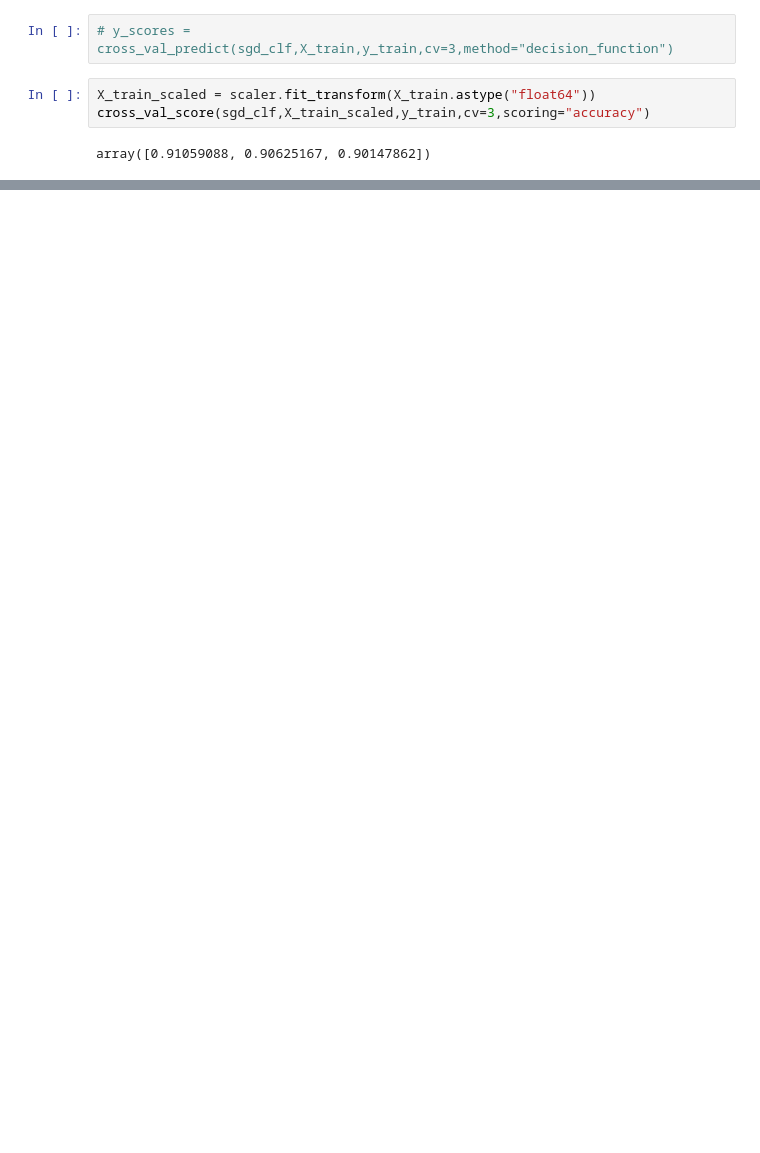
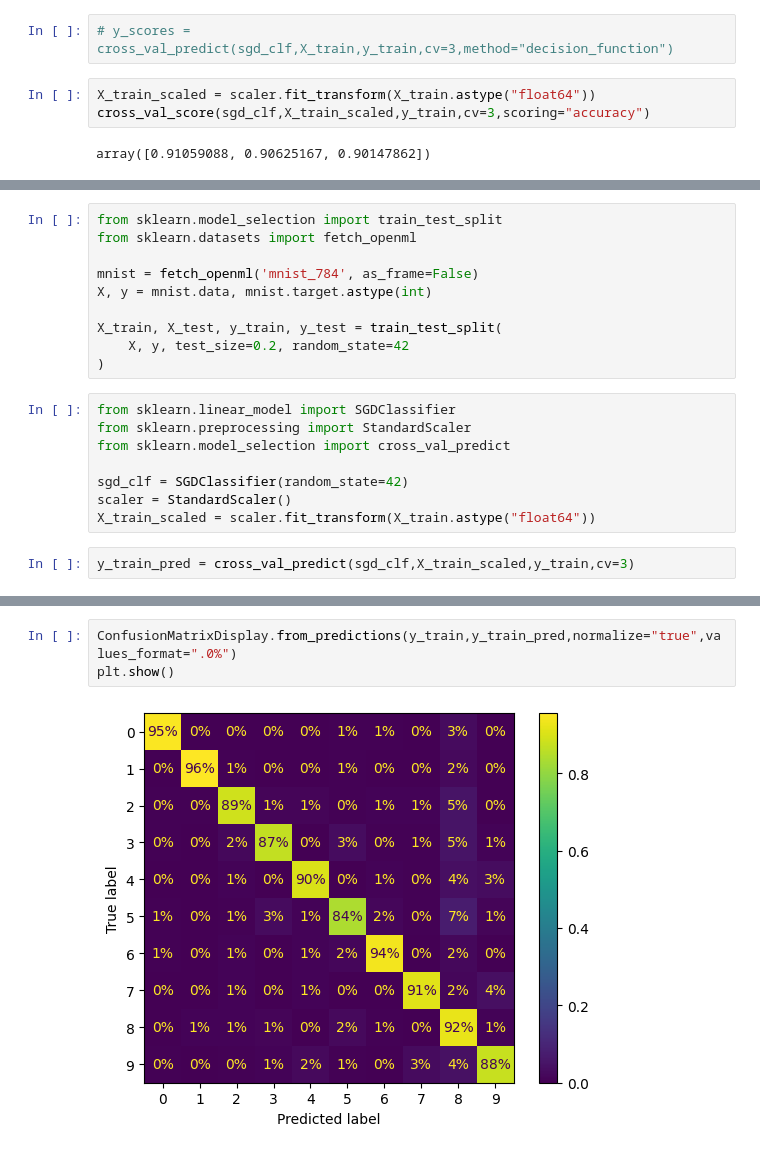
Before and after one commit to 19mddill/ML_Aurelien, a Jupyter notebook: classfication.ipynb, the cells around one changed output, grey strips where cells are left out. Cells and saved outputs as stored; diff of their text form; blank space fills up the shorter version.

```diff
--- a/classfication.ipynb
+++ b/classfication.ipynb
@@ -731,0 +733,20 @@ array([0.91059088, 0.90625167, 0.90147862])
+# %%
+from sklearn.model_selection import train_test_split
+from sklearn.datasets import fetch_openml
+
+mnist = fetch_openml('mnist_784', as_frame=False)
+X, y = mnist.data, mnist.target.astype(int)
+
+X_train, X_test, y_train, y_test = train_test_split(
+    X, y, test_size=0.2, random_state=42
+)
+# %%
+from sklearn.linear_model import SGDClassifier
+from sklearn.preprocessing import StandardScaler
+from sklearn.model_selection import cross_val_predict
+
+sgd_clf = SGDClassifier(random_state=42)
+scaler = StandardScaler()
+X_train_scaled = scaler.fit_transform(X_train.astype("float64"))
+# %%
+y_train_pred = cross_val_predict(sgd_clf,X_train_scaled,y_train,cv=3)
@@ -731,0 +761,5 @@ array([0.91059088, 0.90625167, 0.90147862])
+# %%
+ConfusionMatrixDisplay.from_predictions(y_train,y_train_pred,normalize="true",values_format=".0%")
+plt.show()
+# %% [output]
+[figure, added]
```
Also changed, not shown: parts of 17 cells of this notebook.
